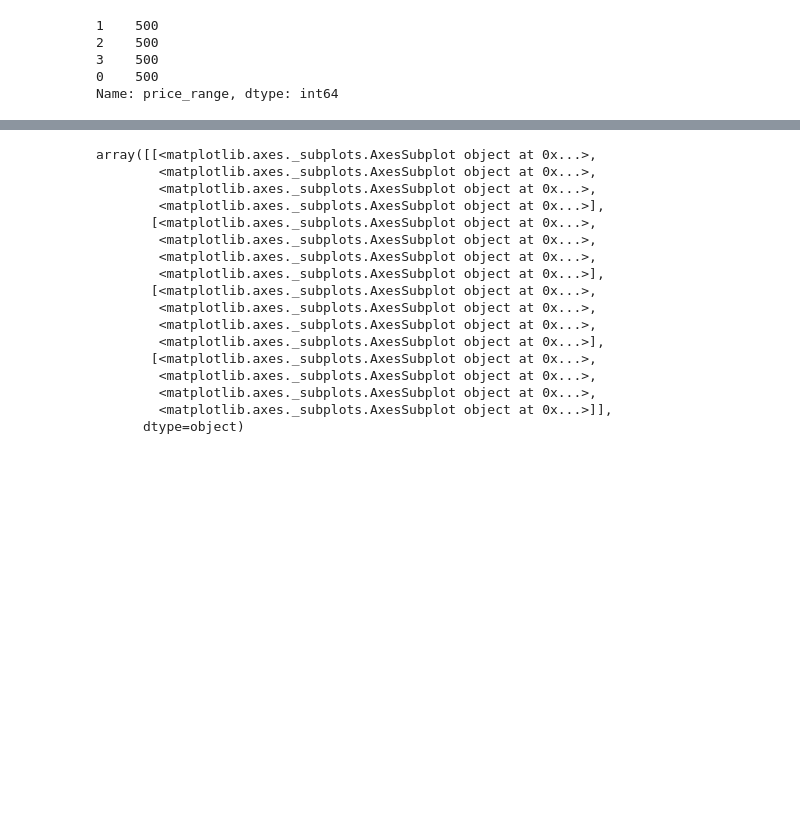
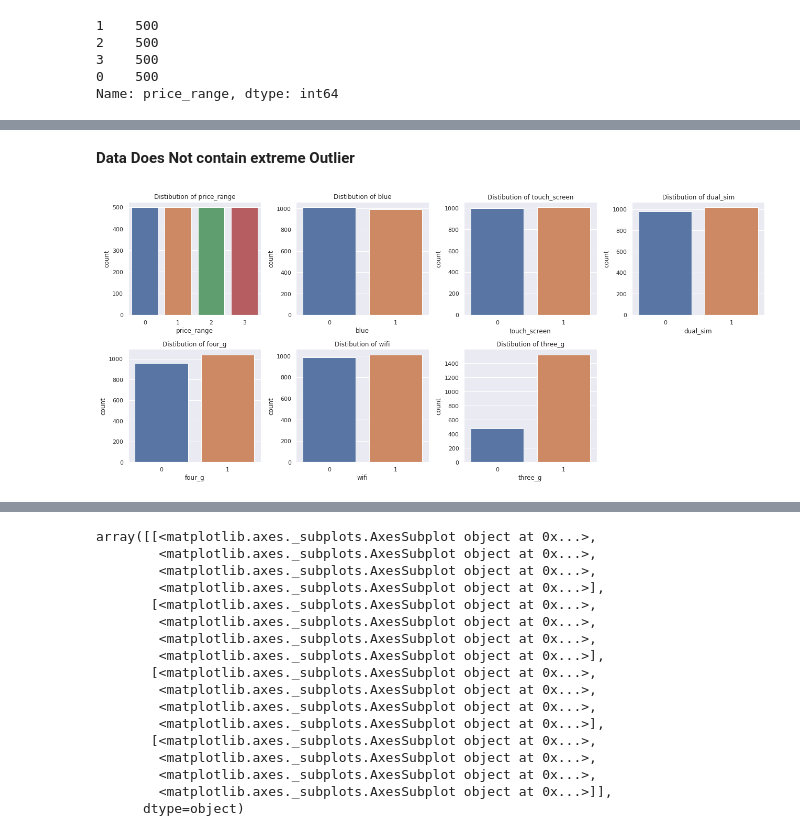
Before and after one commit to AbhijeetS1112/Mobile_price_range_prediction, a Jupyter notebook: Mobile_Price_Range_Prediction.ipynb, the cells around one changed output, grey strips where cells are left out. Cells and saved outputs as stored; diff of their text form; code cells hidden in the pictures; blank space fills up the shorter version.

```diff
--- a/Mobile_Price_Range_Prediction.ipynb
+++ b/Mobile_Price_Range_Prediction.ipynb
@@ -141,0 +190,15 @@ Name: price_range, dtype: int64
+# %% [markdown]
+**Data Does Not contain extreme Outlier**
+# %%
+#Count plot of categorical columns
+
+fig = plt.figure(figsize=(18,8))
+c=1
+for i in encoded_cat_columns:
+  plt.subplot(2,4, c)
+  sns.countplot(df[i])
+  plt.title('Distibution of {}'.format(i))
+  c+=1
+plt.tight_layout()
+# %% [output]
+[figure, added]
```
Also changed, not shown: parts of 62 cells of this notebook.
